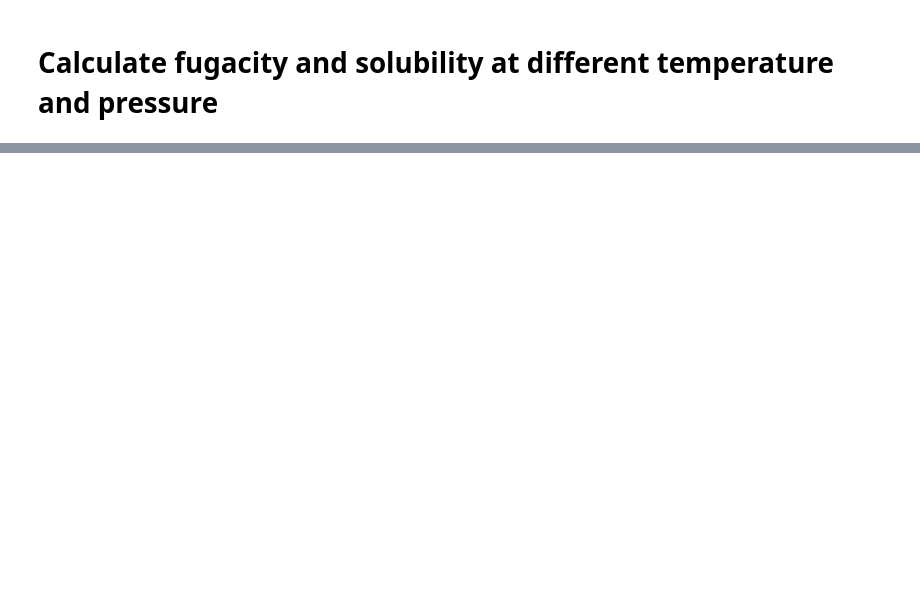
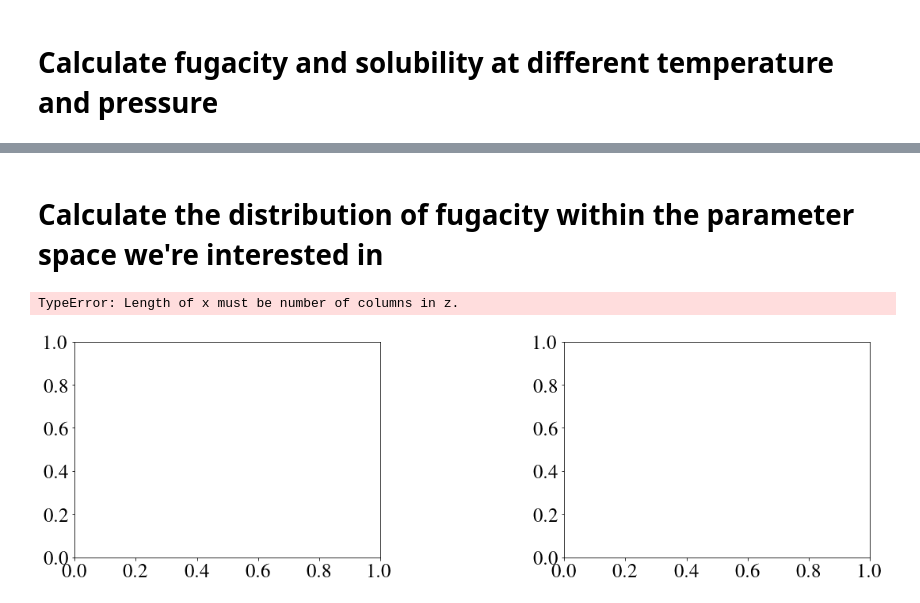
Before and after one commit to qinlang0628/MixingSubNeptunes, a Jupyter notebook: notebook/test_solubility.ipynb, the cells around one changed output, grey strips where cells are left out. Saved outputs shown, nothing was run; the diff lists cells and outputs as text; code cells hidden in the pictures; blank space fills up the shorter version.

```diff
--- a/notebook/test_solubility.ipynb
+++ b/notebook/test_solubility.ipynb
@@ -22,0 +31,20 @@ solubility is 0.0014419785942656627 and Helium fraction in dissolved gas is 1
+# %% [markdown]
+# Calculate the distribution of fugacity within the parameter space we're interested in
+# %%
+# define the parameter space we need
+lower_T, upper_T, num_T = 500, 1e4, 15     # to be 500, 1e4, 15
+lower_P, upper_P, num_P = 1e8, 5e10, 36     # to be 1e8, 5e10, 36
+
+P_array = log10_linspace(lower_P, upper_P, num_P)
+T_array = log10_linspace(lower_T, upper_T, num_T)
+
+phi_H2 = np.zeros(shape=(P_array.shape[0], T_array.shape[0]))
+phi_He = np.zeros(shape=(P_array.shape[0], T_array.shape[0]))
+
+for (i, P) in enumerate(P_array):
+    for (j ,T) in enumerate(T_array):
+        phi_H2[i, j] = calc_fugacity_coeff(T, P, EOS_H, gas="H2")
+        phi_He[i, j] = calc_fugacity_coeff(T, P, EOS_He, gas="He")
+# %% [output]
+TypeError: Length of x must be number of columns in z.
+[figure, added]
```
Also changed, not shown: parts of 8 cells of this notebook, 5 other files.
